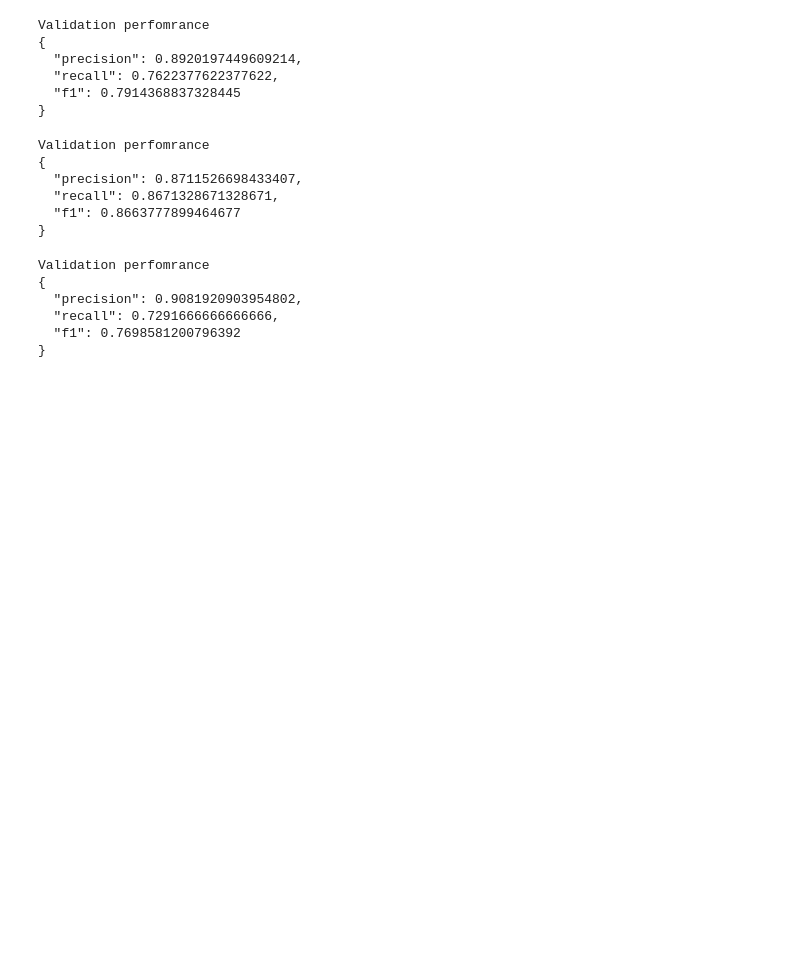
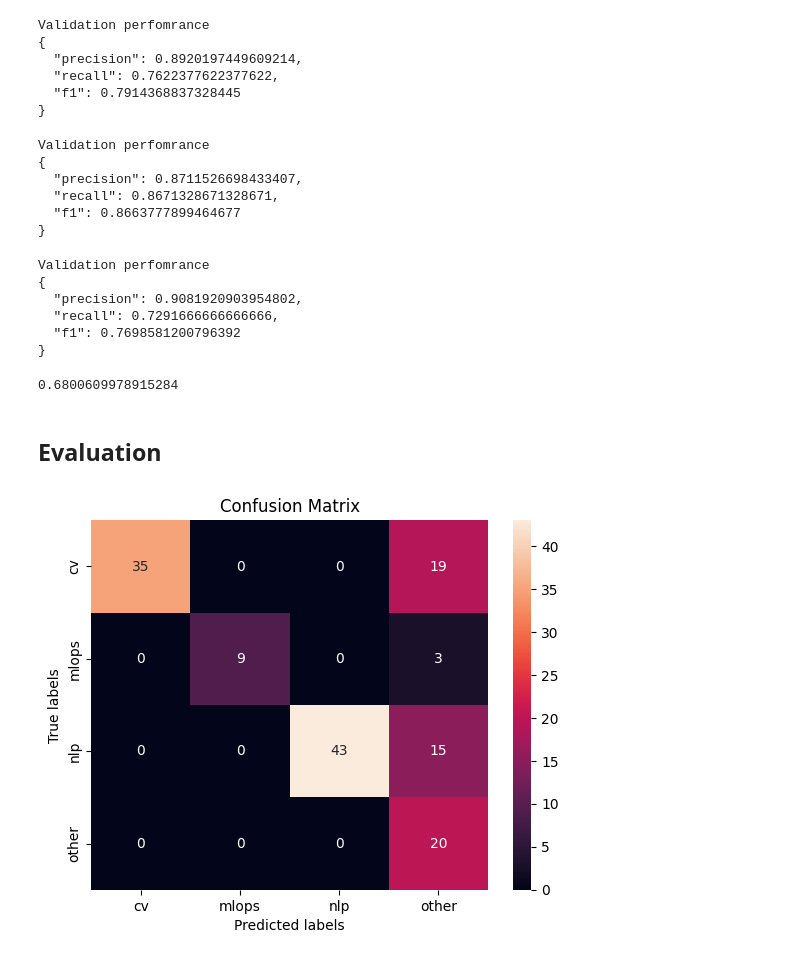
Before and after one commit to Momilijaz96/Tagifai, a Jupyter notebook: Tagify/data.ipynb, the cells around one changed output. Saved outputs shown, nothing was run; the diff lists cells and outputs as text; code cells hidden in the pictures; blank space fills up the shorter version.

Commit message:
evaluation started

```diff
--- a/Tagify/data.ipynb
+++ b/Tagify/data.ipynb
@@ -525,3 +525,13 @@ Validation perfomrance
   "recall": 0.7291666666666666,
   "f1": 0.7698581200796392
 }
+# %%
+# Determine first quantile softmax score for the correct class (on validation split)
+y_pred = model.predict(X_val)
+y_prob = model.predict_proba(X_val)
+threshold = np.quantile([y_prob[i][j] for i, j in enumerate(y_pred)], q=0.25)  # Q1
+threshold
+# %% [output]
+0.6800609978915284
+# %% [markdown]
+## Evaluation
@@ -527,0 +541,12 @@ Validation perfomrance
+# %%
+probs = model.predict_proba(X_test)
+y_pred = custom_predict(probs,threshold,le.transform(['other'])[0])
+
+cfm = confusion_matrix(y_test,y_pred)
+ax= plt.subplot()
+sns.heatmap(cfm,annot=True);
+ax.set_xlabel('Predicted labels');ax.set_ylabel('True labels');
+ax.set_title('Confusion Matrix');
+ax.xaxis.set_ticklabels(['cv','mlops','nlp','other']); ax.yaxis.set_ticklabels(['cv','mlops','nlp','other']);
+# %% [output]
+[figure, added]
```
Also changed, not shown: parts of 1 cell of this notebook.
